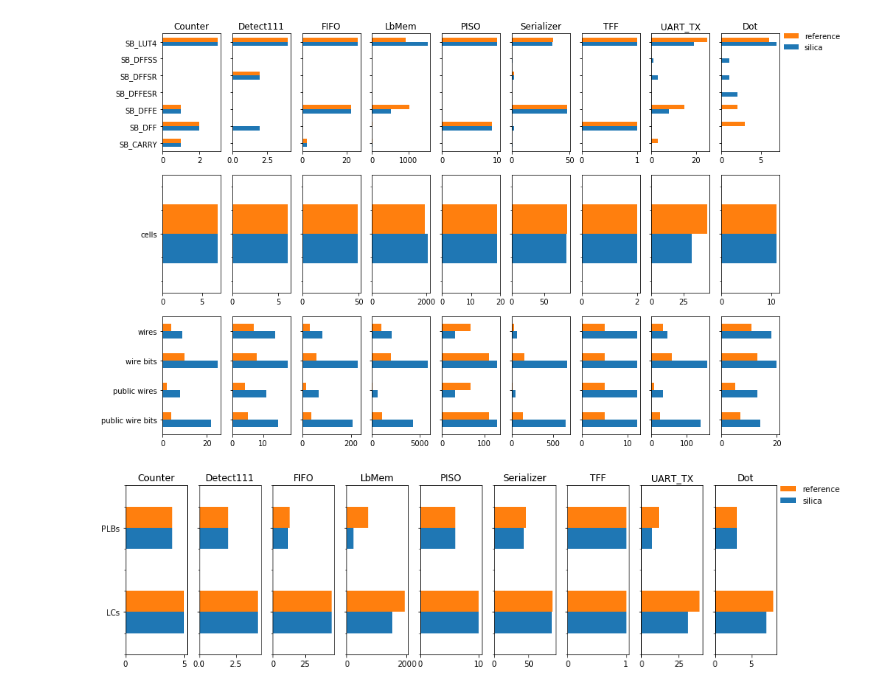
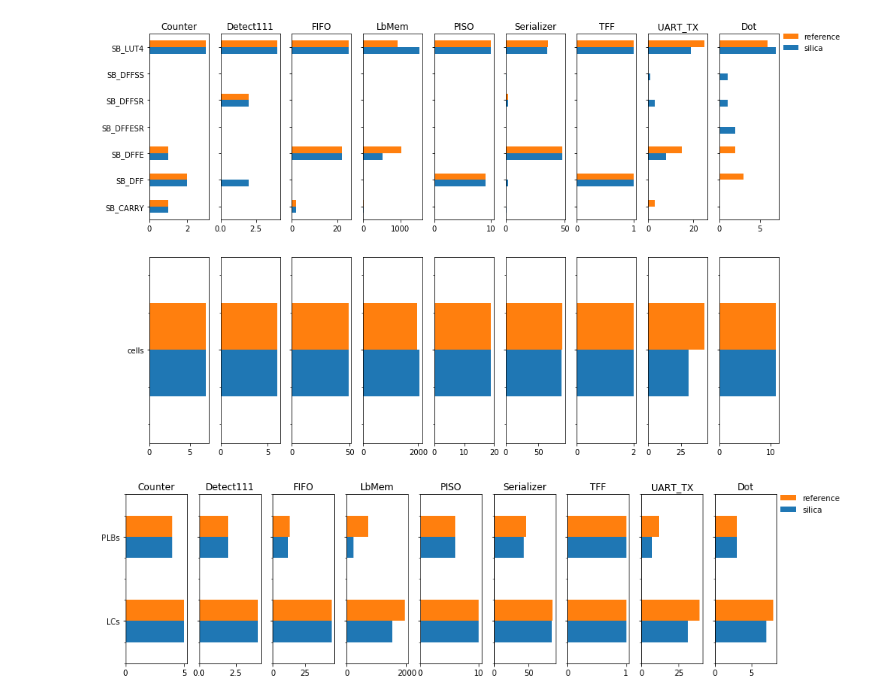
Before and after one commit to leonardt/silica, a Jupyter notebook: Evaluation.ipynb, the cells around one changed output. Drawn from its saved outputs; the diff is of its cells as text; code cells hidden in the pictures.

```diff
--- a/Evaluation.ipynb
+++ b/Evaluation.ipynb
@@ -3,39 +3,40 @@
 
 import pandas as pd
 import matplotlib.pyplot as plt
 import matplotlib.patches as mpatches
 
 
 results = pd.read_json("results.json")
 col_len = (len(results.columns) // 2)
-fig, axes = plt.subplots(nrows=3, ncols=col_len, sharey='row')
+fig, axes = plt.subplots(nrows=2, ncols=col_len, sharey='row')
 fig.set_figwidth(15)
 fig.set_figheight(10)
 
 titles = ["Counter", "Detect111", "FIFO", "LbMem", "PISO", "Serializer", "TFF", "UART_TX", "Dot"]
 
-for row in range(0, 3):
+for row in range(0, 2):
     for i, columns in enumerate(zip(results.columns[::2], results.columns[1::2])):
         title = titles[i]
         curr = results[list(columns)].rename(index=str, columns={columns[0]: "silica", columns[1]: "reference"})
         curr = curr.loc[(curr != 0).all(axis=1), :]
         if row == 0:
             curr = curr.filter(like="SB_", axis=0)
         elif row == 1:
             curr = curr.filter(like="cells", axis=0)
-        elif row == 2:
-            curr = curr.filter(regex="(wires|wire bits|public wires|memories|memory bits|processes)", axis=0)
+        # elif row == 2:
+        #     curr = curr.filter(regex="(wires|wire bits|public wires|memories|memory bits|processes)", axis=0)
         if not curr.empty:
             if row > 0:
                 title = False
             curr.plot.barh(ax=axes[row, i], legend=False, title=title)
 
-plt.legend(bbox_to_anchor=(2.15, 3.37), labelspacing=-2.5, frameon=False)
+# plt.legend(bbox_to_anchor=(2.15, 3.37), labelspacing=-2.5, frameon=False)
+plt.legend(bbox_to_anchor=(2.15, 2.18), labelspacing=-2.5, frameon=False)
 
 plt.savefig("synthesis.pdf")
 plt.show()
 # %% [output]
-[figure, old version]
+[figure, new version]
 # %%
 fig1, axes1 = plt.subplots(nrows=1, ncols=col_len, sharey='row')
 fig1.set_figwidth(15)
```
